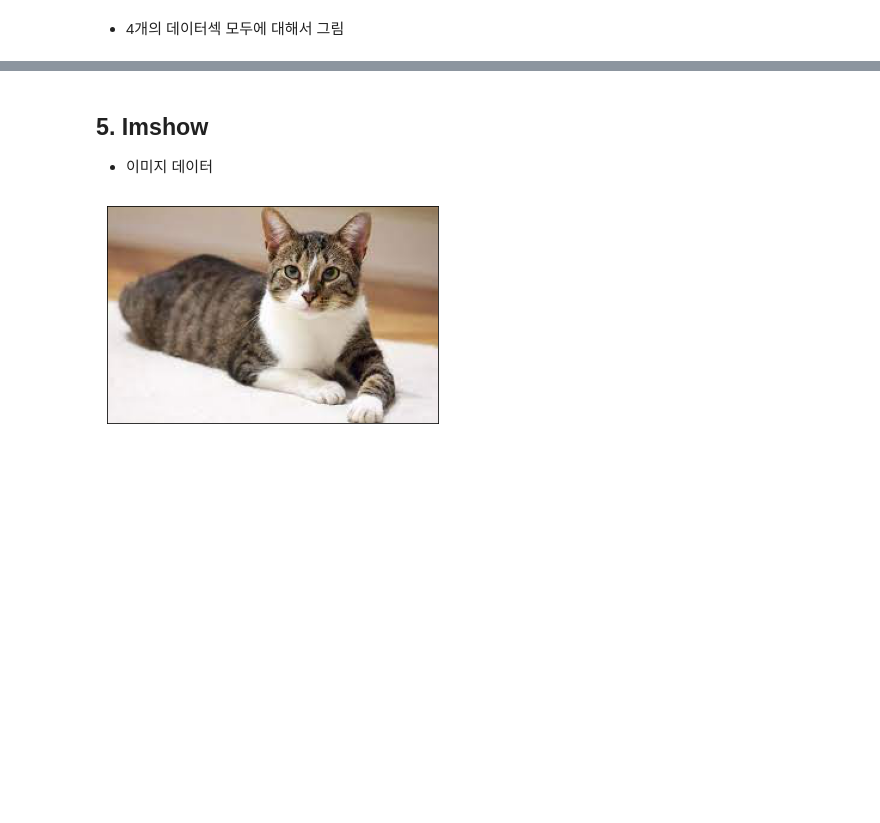
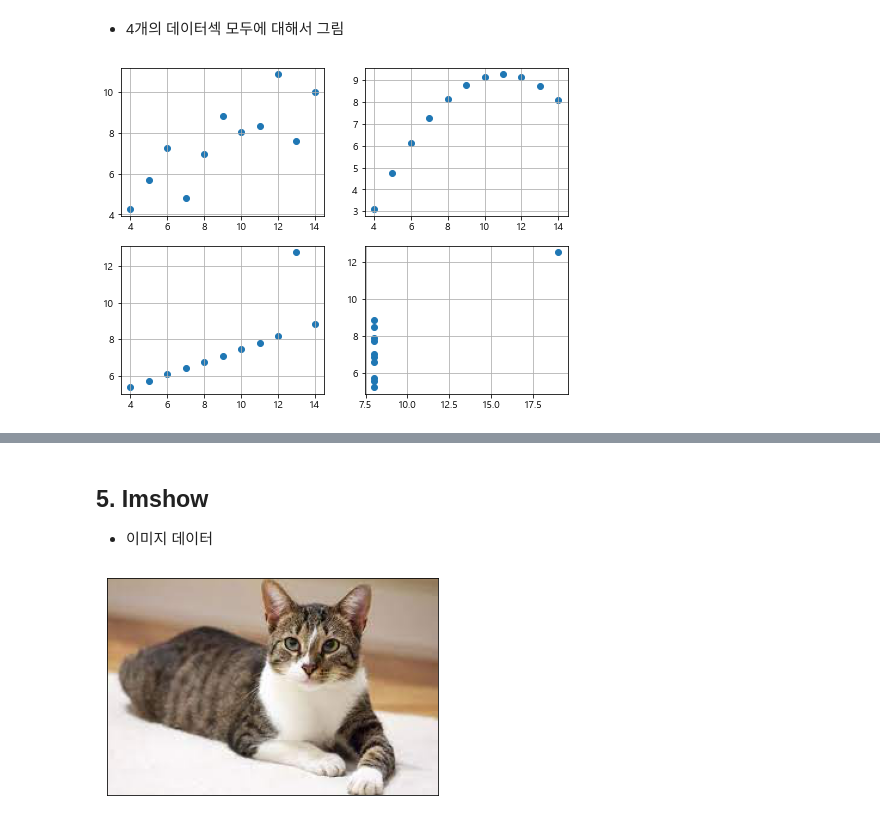
Before and after one commit to Jaehyuk-C/DataAnalysis, a Jupyter notebook: 03.Visualization/04_Plots.ipynb, the cells around one changed output, grey strips where cells are left out. Saved outputs shown, nothing was run; the diff lists cells and outputs as text; code cells hidden in the pictures; blank space fills up the shorter version.

```diff
--- a/03.Visualization/04_Plots.ipynb
+++ b/03.Visualization/04_Plots.ipynb
@@ -148,4 +148,5 @@ plt.show()
 ### 엔스컴 콰르텟(Anscombe's quartet)
 # %%
 import seaborn as sns
-ans = sns.
+ans = sns.load_dataset('anscombe')
+ans.shape
@@ -170,3 +205,15 @@ plt.show()
 # %% [markdown]
 - 4개의 데이터섹 모두에 대해서 그림
+# %%
+fig, axes = plt.subplots(2, 2, figsize=(8,6))
+
+for i, roman in enumerate(['I','II','III','IV']):
+    ds = ans[ans.dataset == roman]
+    ax = axes[i//2, i%2]
+    ax.scatter(ds.x, ds.y)
+    ax.grid()
+
+plt.show()
+# %% [output]
+[figure, added]
 # %%
```
Also changed, not shown: parts of 7 cells of this notebook.
